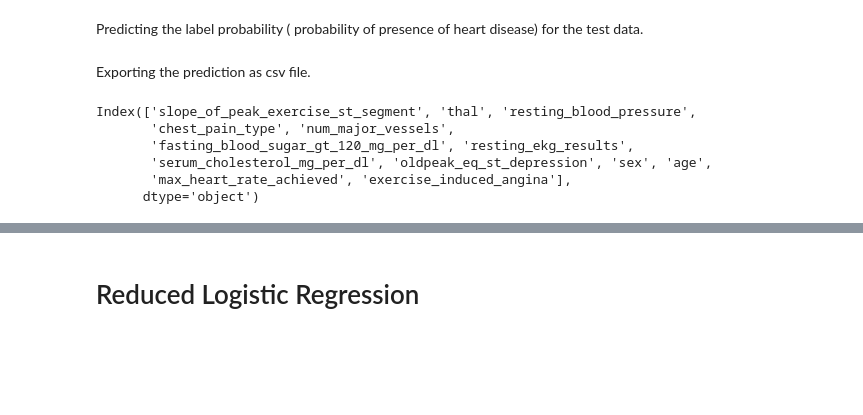
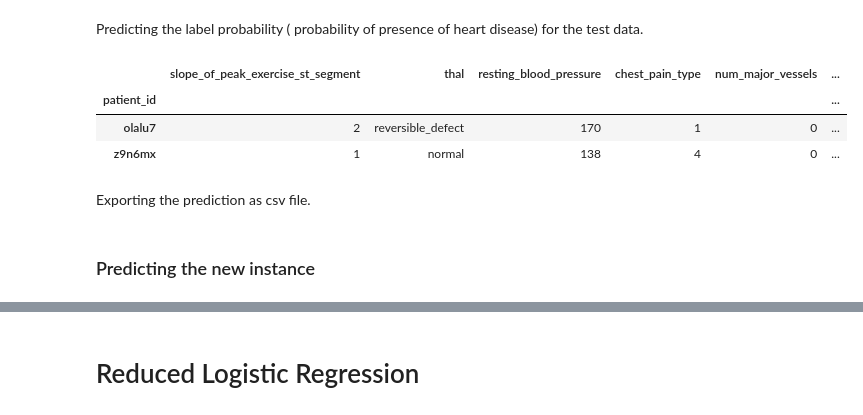
Before and after one commit to surjeet143/Heart-disease-detection, a Jupyter notebook: Heart Disease Detection/heart-disease-detection.ipynb, the cells around one changed output, grey strips where cells are left out. Saved outputs shown, nothing was run; the diff lists cells and outputs as text; code cells hidden in the pictures; blank space fills up the shorter version.

```diff
--- a/Heart Disease Detection/heart-disease-detection.ipynb
+++ b/Heart Disease Detection/heart-disease-detection.ipynb
@@ -207,4 +211,6 @@ full_model = Pipeline([
     ('feat_u', feat_u),
     ('lr', LogisticRegression())
 ])
+# %%
+X_train, X_test, y_train, y_test = train_test_split(X,y, test_size = 0.2)
 # %%
@@ -251,3 +325,10 @@ y_pred_test = full_model.predict_proba(X_test)
+# %%
+X_test.head(2)
+# %% [output]
+|  | slope_of_peak_exercise_st_segment | thal | resting_blood_pressure | chest_pain_type | num_major_vessels | ... |
+| patient_id |  |  |  |  |  | ... |
+| olalu7 | 2 | reversible_defect | 170 | 1 | 0 | ... |
+| z9n6mx | 1 | normal | 138 | 4 | 0 | ... |
 # %%
 y_ans = y_pred_test
 # %% [markdown]
@@ -256,12 +337,5 @@ Exporting the prediction as csv file.
 submission = pd.read_csv('data/submission_format.csv')
 submission.heart_disease_present = y_ans
 submission.to_csv('2019-08-18_submission.csv', index=False)
-# %%
-X.columns
-# %% [output]
-Index(['slope_of_peak_exercise_st_segment', 'thal', 'resting_blood_pressure',
-       'chest_pain_type', 'num_major_vessels',
-       'fasting_blood_sugar_gt_120_mg_per_dl', 'resting_ekg_results',
-       'serum_cholesterol_mg_per_dl', 'oldpeak_eq_st_depression', 'sex', 'age',
-       'max_heart_rate_achieved', 'exercise_induced_angina'],
-      dtype='object')
+# %% [markdown]
+### Predicting the new instance
```
Also changed, not shown: parts of 48 cells of this notebook.
